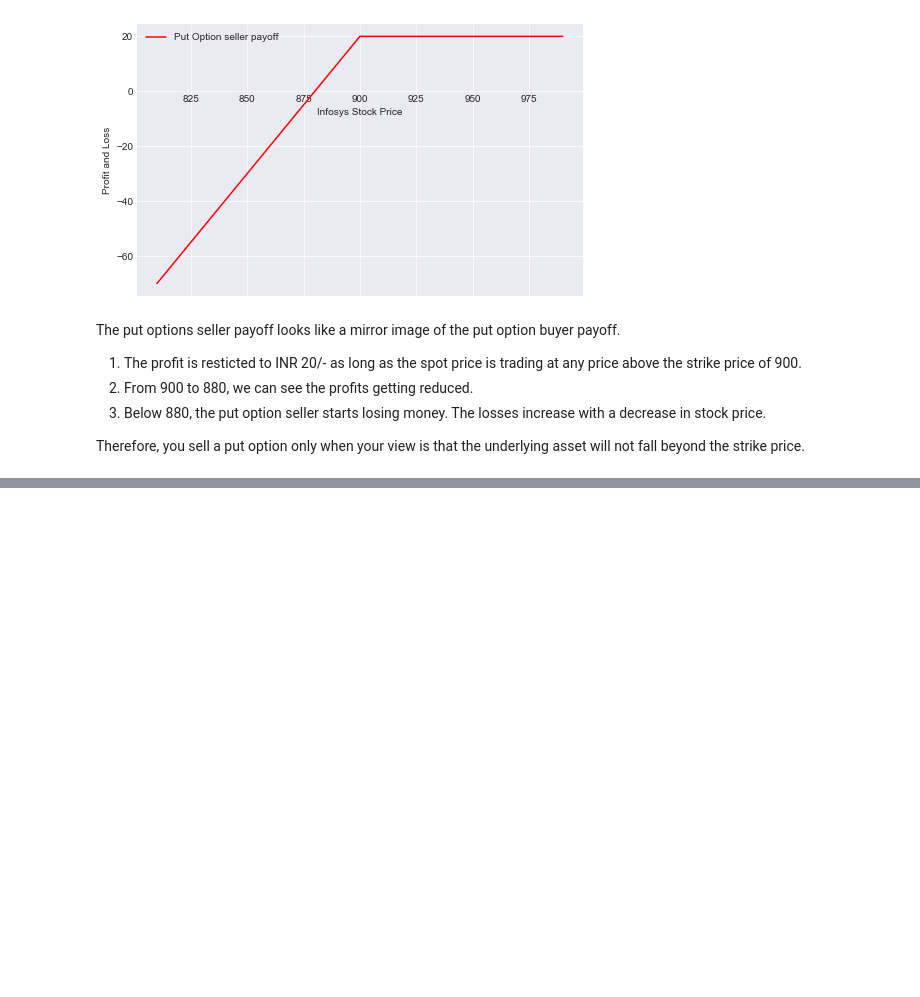
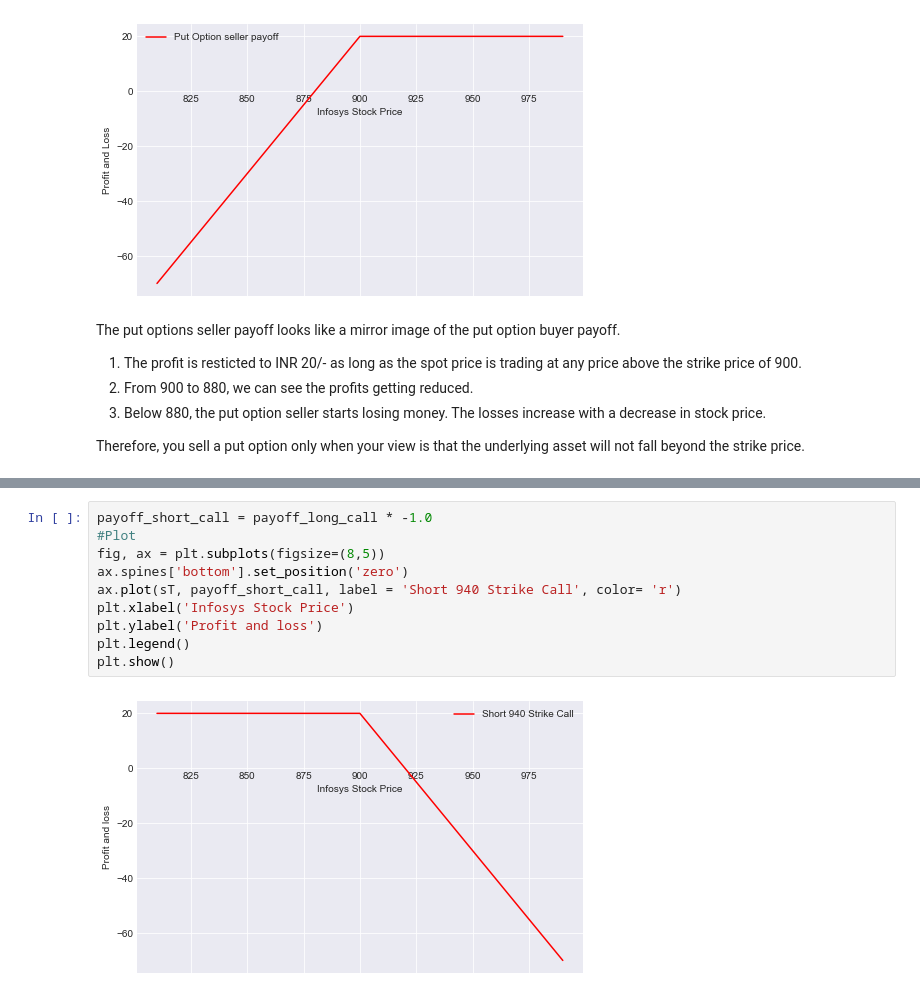
Before and after one commit to alexgamboa1/Stock-Options-Python, a Jupyter notebook: Stock-Options-Analysis.ipynb, the cells around one changed output, grey strips where cells are left out. Drawn from its saved outputs; the diff is of its cells as text; blank space fills up the shorter version.

```diff
--- a/Stock-Options-Analysis.ipynb
+++ b/Stock-Options-Analysis.ipynb
@@ -85,0 +140,12 @@ Therefore, you sell a put option only when your view is that the underlying asse
+# %%
+payoff_short_call = payoff_long_call * -1.0
+#Plot
+fig, ax = plt.subplots(figsize=(8,5))
+ax.spines['bottom'].set_position('zero')
+ax.plot(sT, payoff_short_call, label = 'Short 940 Strike Call', color= 'r')
+plt.xlabel('Infosys Stock Price')
+plt.ylabel('Profit and loss')
+plt.legend()
+plt.show()
+# %% [output]
+[figure, added]
```
Also changed, not shown: parts of 10 cells of this notebook.
